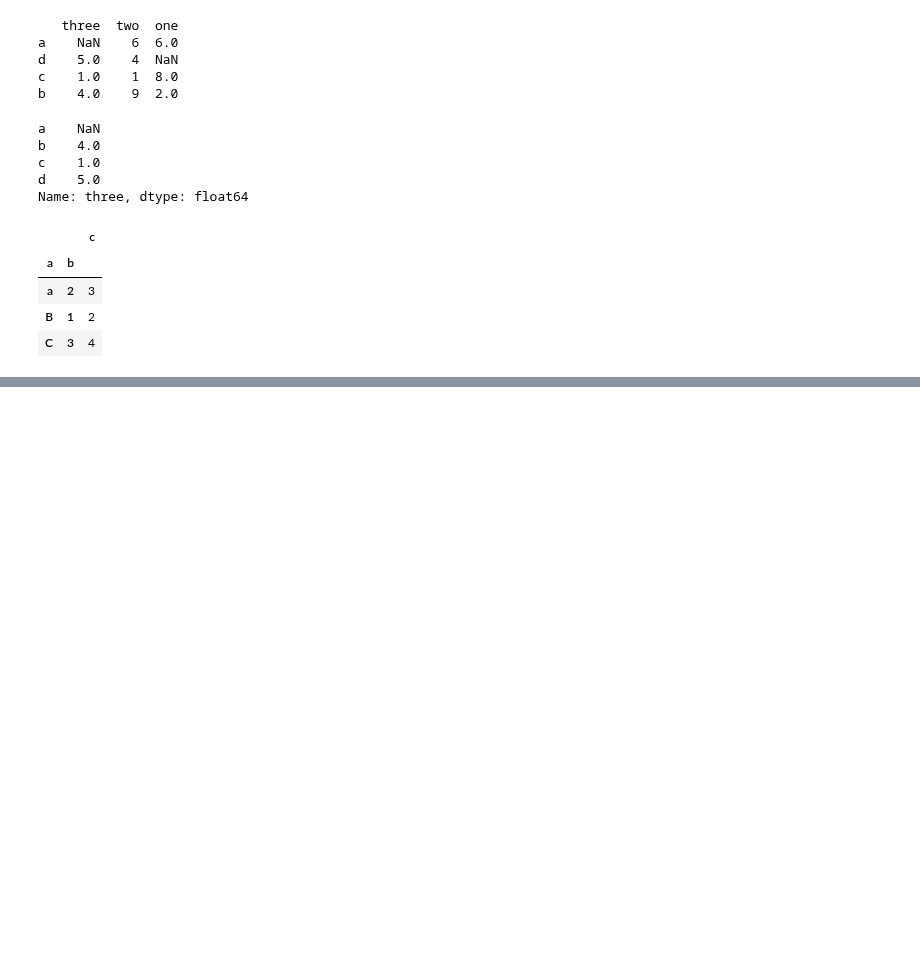
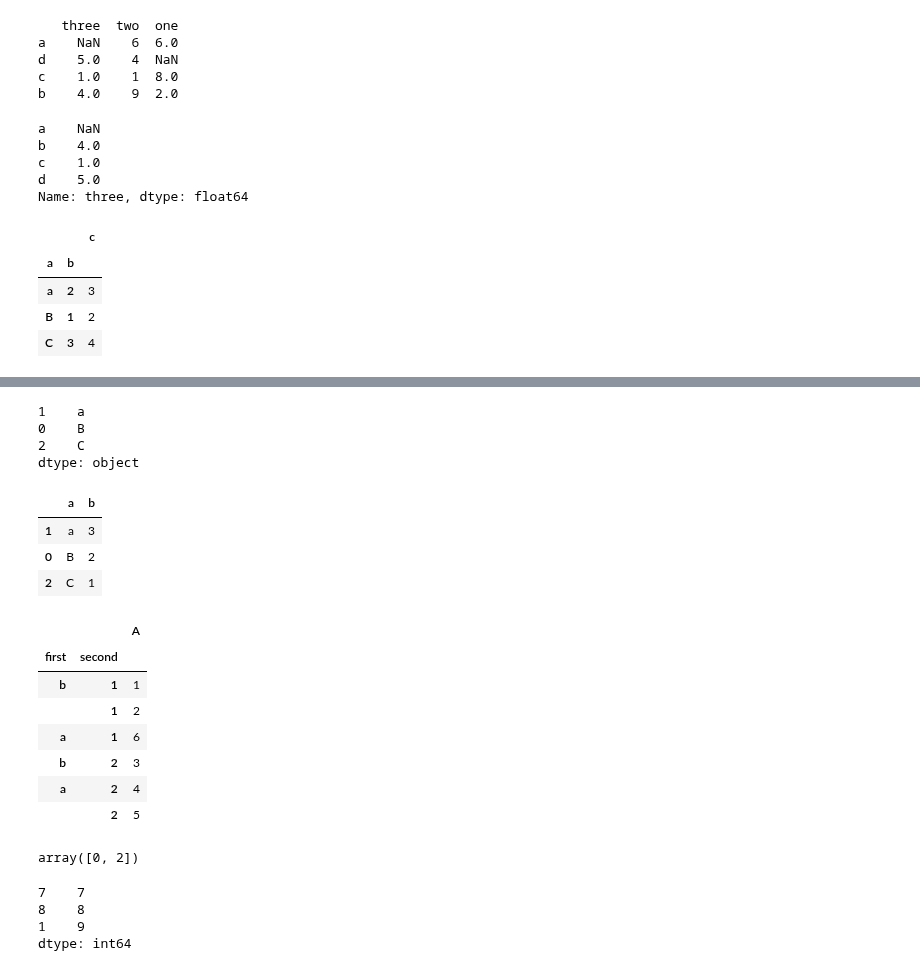
Before and after one commit to UtsavParashar/PythonProblems, a Jupyter notebook: PandasOffDoc.ipynb, the cells around one changed output, grey strips where cells are left out. Drawn from its saved outputs; the diff is of its cells as text; code cells hidden in the pictures; blank space fills up the shorter version.

Commit message:
sort_index, sort_values searchsorted nsmallest nlargest

```diff
--- a/PandasOffDoc.ipynb
+++ b/PandasOffDoc.ipynb
@@ -3519,0 +3545,54 @@ s1.sort_index(level="a", key=lambda idx: idx.str.lower())
+# %%
+s1 = pd.Series(["B", "a", "C"])
+s1.sort_values()
+s1.sort_values(key=lambda x: x.str.lower())
+# %% [output]
+1    a
+0    B
+2    C
+dtype: object
+# %%
+df = pd.DataFrame({"a": ["B", "a", "C"], "b": [2, 3, 1]})
+df.sort_values(by="a", key=lambda col: col.str.lower())
+# %% [output]
+|  | a | b |
+| 1 | a | 3 |
+| 0 | B | 2 |
+| 2 | C | 1 |
+# %%
+idx = pd.MultiIndex.from_tuples(
+[("a", 1), ("a", 2), ("a", 2), ("b", 2), ("b", 1), ("b", 1)])
+idx.names=["first", "second"]
+df_multi = pd.DataFrame({"A":np.arange(6,0,-1)}, index=idx)
+df_multi.sort_values(by=['second', 'A'])
+# %% [output]
+|  |  | A |
+| first | second |  |
+| b | 1 | 1 |
+|  | 1 | 2 |
+| a | 1 | 6 |
+| b | 2 | 3 |
+| a | 2 | 4 |
+|  | 2 | 5 |
+# %%
+ser = pd.Series([1, 2, 9])
+ser.searchsorted(4) # 2, this is the index where 4 can be placed to maintain the sorted order of Series
+ser.searchsorted([0, 6]) # array([0, 2])
+ser.searchsorted([1,9]) # array([0, 2])
+ser.searchsorted([1,9], side='right') # array([1, 3]), default being left
+ser = pd.Series([3, 1, 2])
+np.argsort([3,1,2]) # array([1, 2, 0]), smallest value at 1nth position
+ser.searchsorted([0, 3], sorter=np.argsort(ser)) # array([0, 2])
+# %% [output]
+array([0, 2])
+# %%
+s = pd.Series(np.random.permutation(10))
+s.sort_values()
+s.nsmallest(3)
+s.nlargest(3)
+s.nlargest(3).sort_values()
+# %% [output]
+7    7
+8    8
+1    9
+dtype: int64
```
Also changed, not shown: parts of 4 cells of this notebook, 1 other file.
